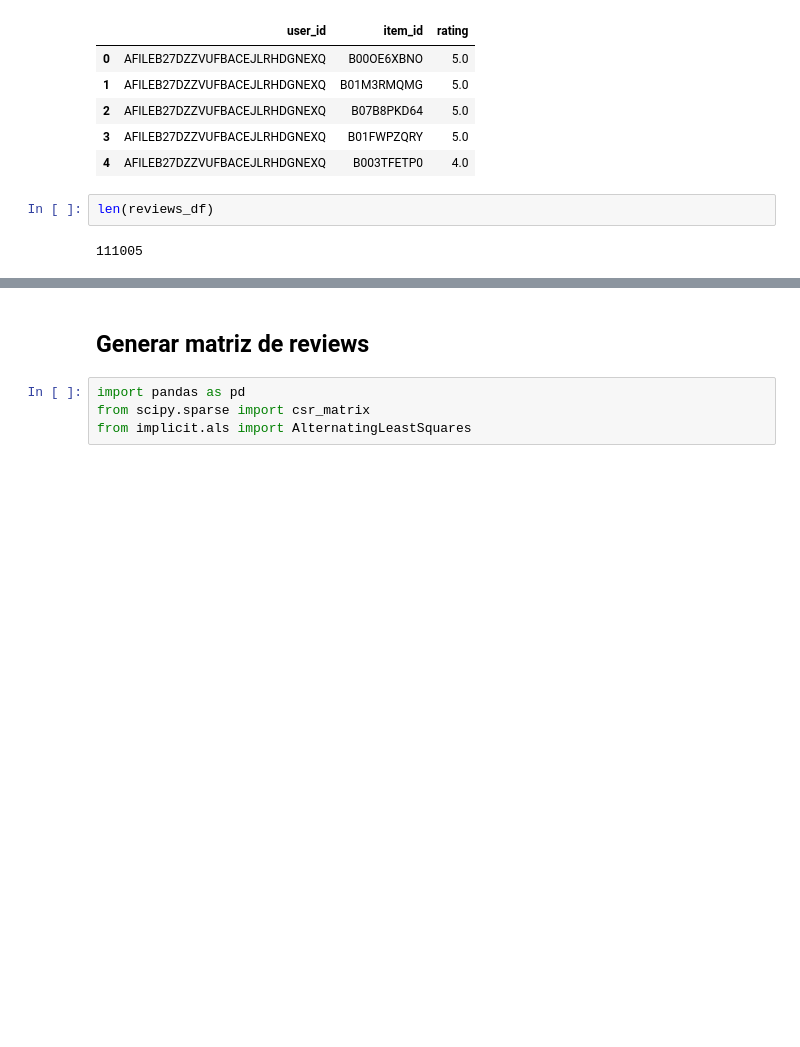
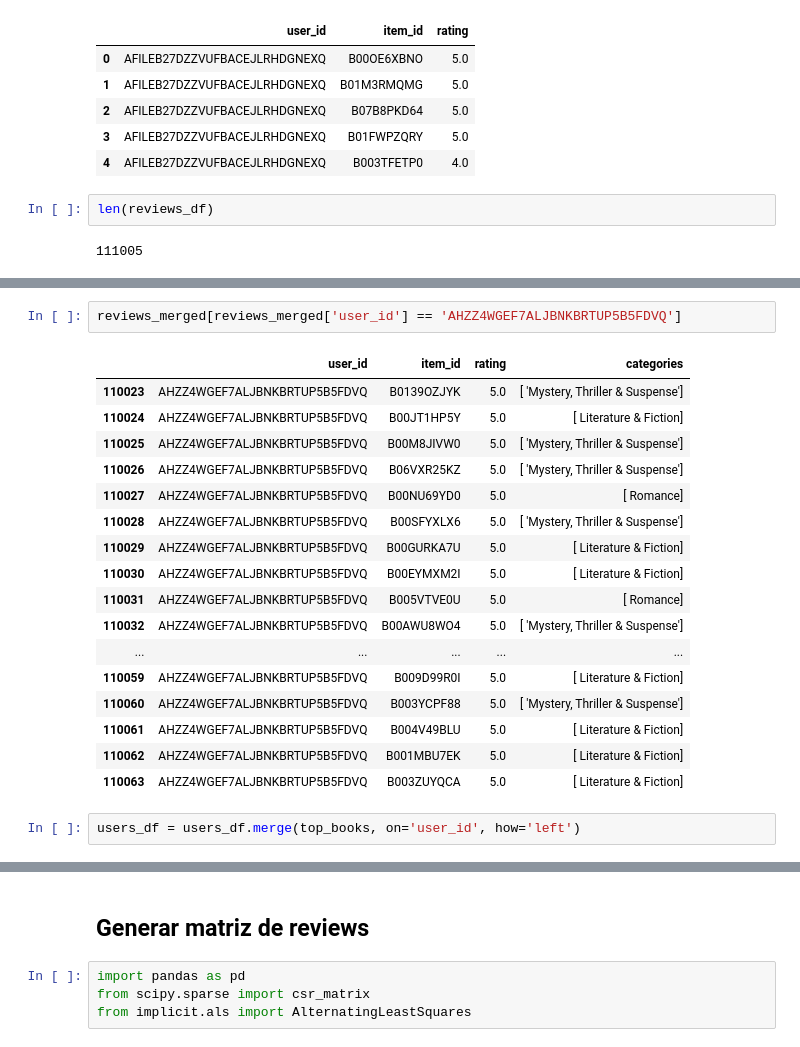
Before and after one commit to valentin-diaz/marketplace-recommender-backend, a Jupyter notebook: recommender/recommender.ipynb, the cells around one changed output, grey strips where cells are left out. Drawn from its saved outputs; the diff is of its cells as text; blank space fills up the shorter version.

```diff
--- a/recommender/recommender.ipynb
+++ b/recommender/recommender.ipynb
@@ -335,0 +448,22 @@ len(reviews_df)
+# %%
+reviews_merged[reviews_merged['user_id'] == 'AHZZ4WGEF7ALJBNKBRTUP5B5FDVQ']
+# %% [output]
+|  | user_id | item_id | rating | categories |
+| 110023 | AHZZ4WGEF7ALJBNKBRTUP5B5FDVQ | B0139OZJYK | 5.0 | [ 'Mystery, Thriller & Suspense'] |
+| 110024 | AHZZ4WGEF7ALJBNKBRTUP5B5FDVQ | B00JT1HP5Y | 5.0 | [ Literature & Fiction] |
+| 110025 | AHZZ4WGEF7ALJBNKBRTUP5B5FDVQ | B00M8JIVW0 | 5.0 | [ 'Mystery, Thriller & Suspense'] |
+| 110026 | AHZZ4WGEF7ALJBNKBRTUP5B5FDVQ | B06VXR25KZ | 5.0 | [ 'Mystery, Thriller & Suspense'] |
+| 110027 | AHZZ4WGEF7ALJBNKBRTUP5B5FDVQ | B00NU69YD0 | 5.0 | [ Romance] |
+| 110028 | AHZZ4WGEF7ALJBNKBRTUP5B5FDVQ | B00SFYXLX6 | 5.0 | [ 'Mystery, Thriller & Suspense'] |
+| 110029 | AHZZ4WGEF7ALJBNKBRTUP5B5FDVQ | B00GURKA7U | 5.0 | [ Literature & Fiction] |
+| 110030 | AHZZ4WGEF7ALJBNKBRTUP5B5FDVQ | B00EYMXM2I | 5.0 | [ Literature & Fiction] |
+| 110031 | AHZZ4WGEF7ALJBNKBRTUP5B5FDVQ | B005VTVE0U | 5.0 | [ Romance] |
+| 110032 | AHZZ4WGEF7ALJBNKBRTUP5B5FDVQ | B00AWU8WO4 | 5.0 | [ 'Mystery, Thriller & Suspense'] |
+| ... | ... | ... | ... | ... |
+| 110059 | AHZZ4WGEF7ALJBNKBRTUP5B5FDVQ | B009D99R0I | 5.0 | [ Literature & Fiction] |
+| 110060 | AHZZ4WGEF7ALJBNKBRTUP5B5FDVQ | B003YCPF88 | 5.0 | [ 'Mystery, Thriller & Suspense'] |
+| 110061 | AHZZ4WGEF7ALJBNKBRTUP5B5FDVQ | B004V49BLU | 5.0 | [ Literature & Fiction] |
+| 110062 | AHZZ4WGEF7ALJBNKBRTUP5B5FDVQ | B001MBU7EK | 5.0 | [ Literature & Fiction] |
+| 110063 | AHZZ4WGEF7ALJBNKBRTUP5B5FDVQ | B003ZUYQCA | 5.0 | [ Literature & Fiction] |
+# %%
+users_df = users_df.merge(top_books, on='user_id', how='left')
```
Also changed, not shown: parts of 20 cells of this notebook, 3 other files.
